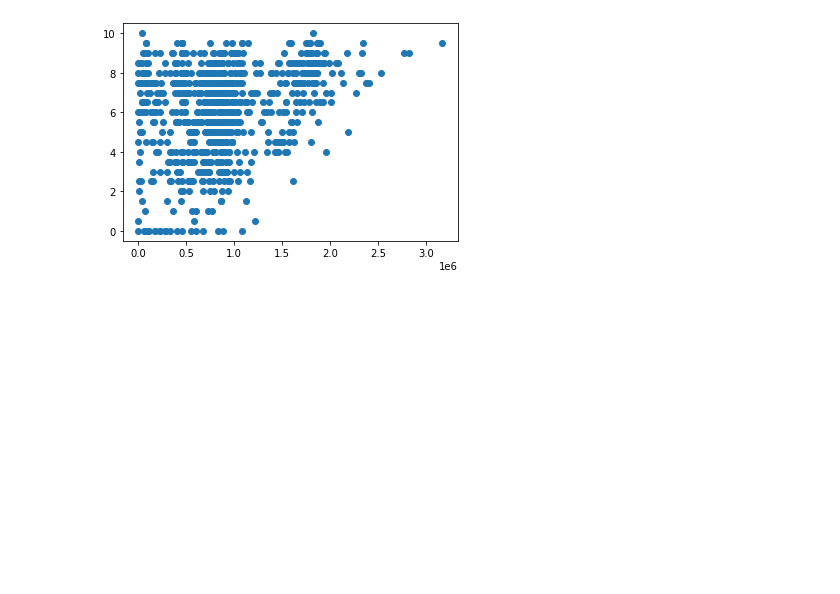
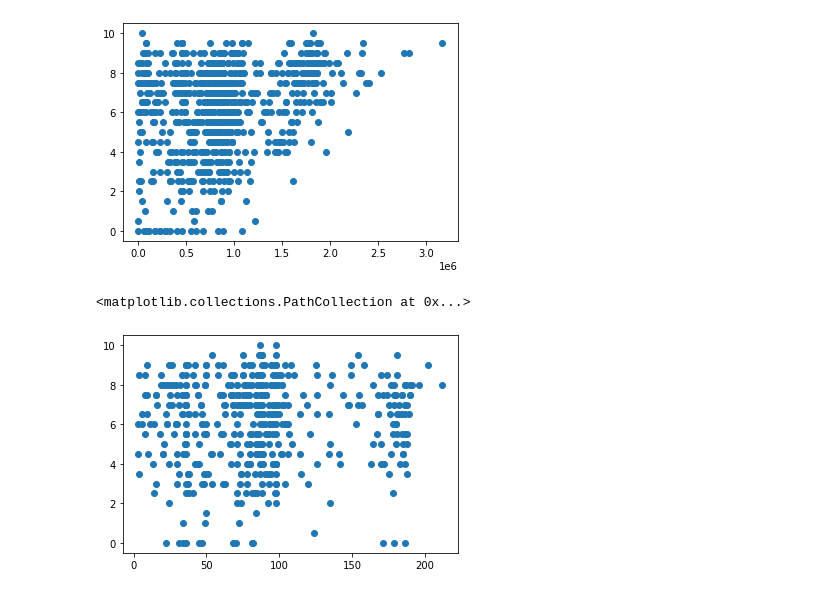
Before and after one commit to hoangquan1105/CS114.L21, a Jupyter notebook: scoreprediction.ipynb, the cells around one changed output. Saved outputs shown, nothing was run; the diff lists cells and outputs as text; code cells hidden in the pictures; blank space fills up the shorter version.

```diff
--- a/scoreprediction.ipynb
+++ b/scoreprediction.ipynb
@@ -148,3 +319,8 @@ plt.scatter(X['total_score'],y)
 # %% [output]
 <matplotlib.collections.PathCollection at 0x...>
 [figure]
+# %%
+plt.scatter(X['prob_solved/prob_submit'],y)
+# %% [output]
+<matplotlib.collections.PathCollection at 0x...>
+[figure, added]
```
Also changed, not shown: parts of 14 cells of this notebook.
